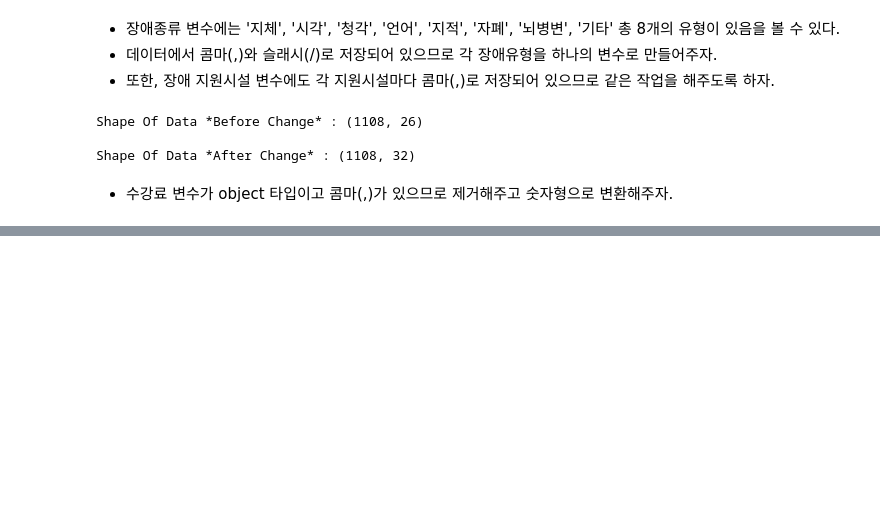
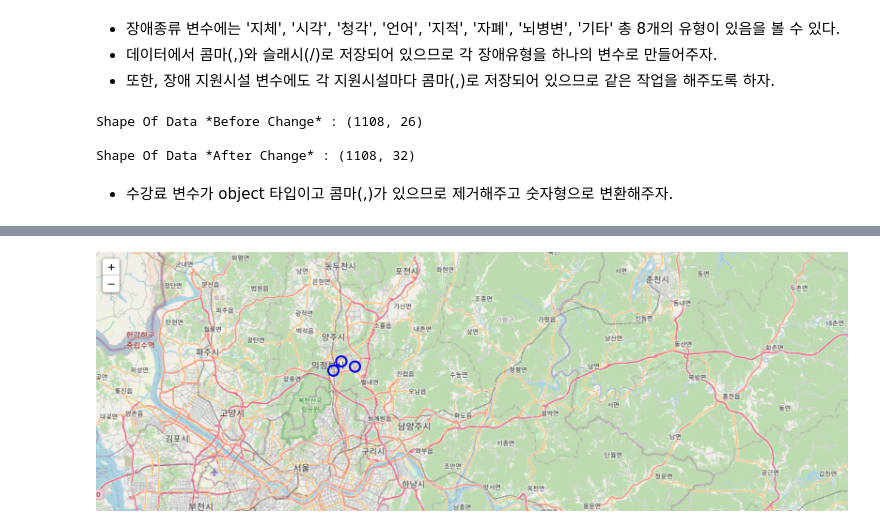
Before and after one commit to dokdin/TEAM02, a Jupyter notebook: Map/통합검색.ipynb, the cells around one changed output, grey strips where cells are left out. Saved outputs shown, nothing was run; the diff lists cells and outputs as text; code cells hidden in the pictures; blank space fills up the shorter version.

```diff
--- a/Map/통합검색.ipynb
+++ b/Map/통합검색.ipynb
@@ -332,3 +332,9 @@ def 지도시각화(raw_data):
 
 ['태권도' '요가']
 [interactive output not drawn]
+# %%
+from IPython.display import Image
+
+Image("map.png") # code안에서 나오게 할 때
+# %% [output]
+[figure, added]
```
Also changed, not shown: 1 other file.
